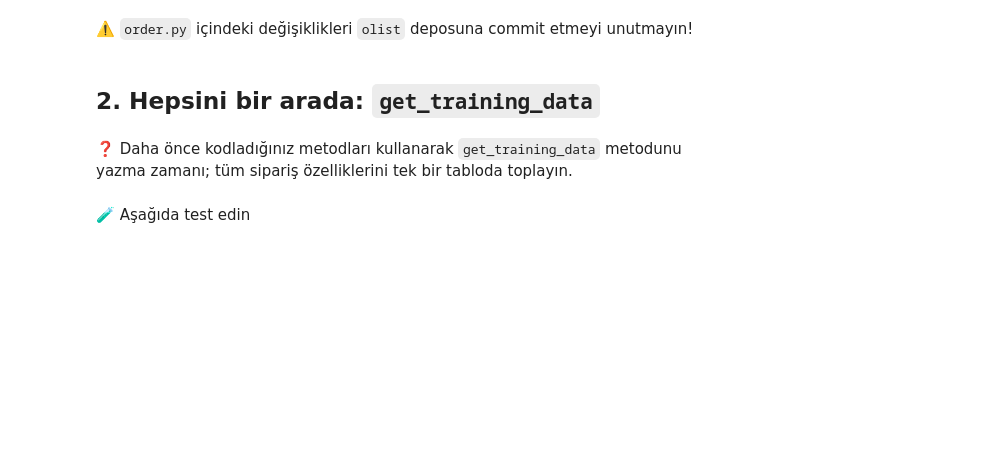
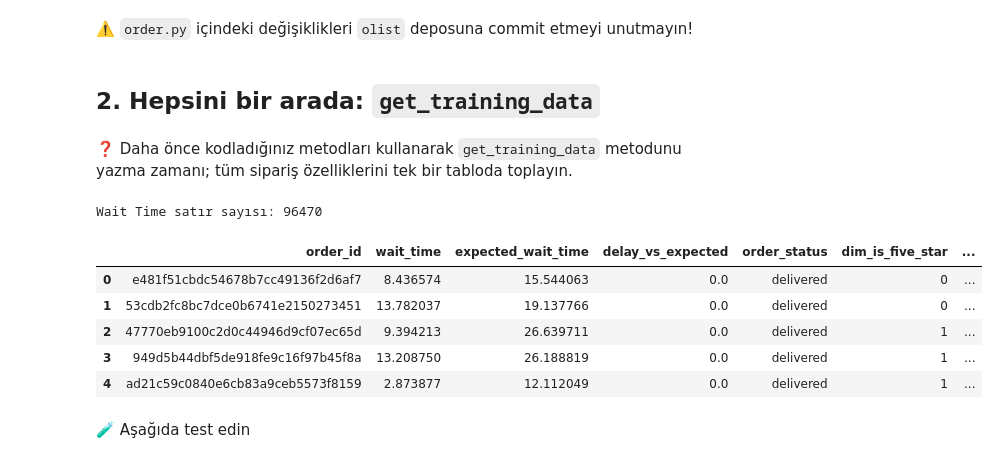
Before and after one commit to inurekici/S14D3Ps--olist-analysis, a Jupyter notebook: 01-Statistical-Inference/data-orders/orders.ipynb, the cells around one changed output. Saved outputs shown, nothing was run; the diff lists cells and outputs as text; code cells hidden in the pictures; blank space fills up the shorter version.

```diff
--- a/01-Statistical-Inference/data-orders/orders.ipynb
+++ b/01-Statistical-Inference/data-orders/orders.ipynb
@@ -557,3 +552,32 @@ git push origin master
+# %%
+from olist.order import Order
+
+order = Order()
+# %%
+df_wait = order.get_wait_time()
+df_review = order.get_review_score()
+df_items = order.get_number_items()
+df_sellers = order.get_number_sellers()
+df_price = order.get_price_and_freight()
+# %%
+print(f"Wait Time satır sayısı: {len(df_wait)}")
+# %% [output]
+Wait Time satır sayısı: 96470
+# %%
+training_data = df_wait \
+    .merge(df_review, on='order_id') \
+    .merge(df_items, on='order_id') \
+    .merge(df_sellers, on='order_id') \
+    .merge(df_price, on='order_id')
+# %%
+training_data.head()
+# %% [output]
+|  | order_id | wait_time | expected_wait_time | delay_vs_expected | order_status | dim_is_five_star | ... |
+| 0 | e481f51cbdc54678b7cc49136f2d6af7 | 8.436574 | 15.544063 | 0.0 | delivered | 0 | ... |
+| 1 | 53cdb2fc8bc7dce0b6741e2150273451 | 13.782037 | 19.137766 | 0.0 | delivered | 0 | ... |
+| 2 | 47770eb9100c2d0c44946d9cf07ec65d | 9.394213 | 26.639711 | 0.0 | delivered | 1 | ... |
+| 3 | 949d5b44dbf5de918fe9c16f97b45f8a | 13.208750 | 26.188819 | 0.0 | delivered | 1 | ... |
+| 4 | ad21c59c0840e6cb83a9ceb5573f8159 | 2.873877 | 12.112049 | 0.0 | delivered | 1 | ... |
 # %% [markdown]
 🧪 Aşağıda test edin
 # %%
```
Also changed, not shown: parts of 8 cells of this notebook, 3 other files.
